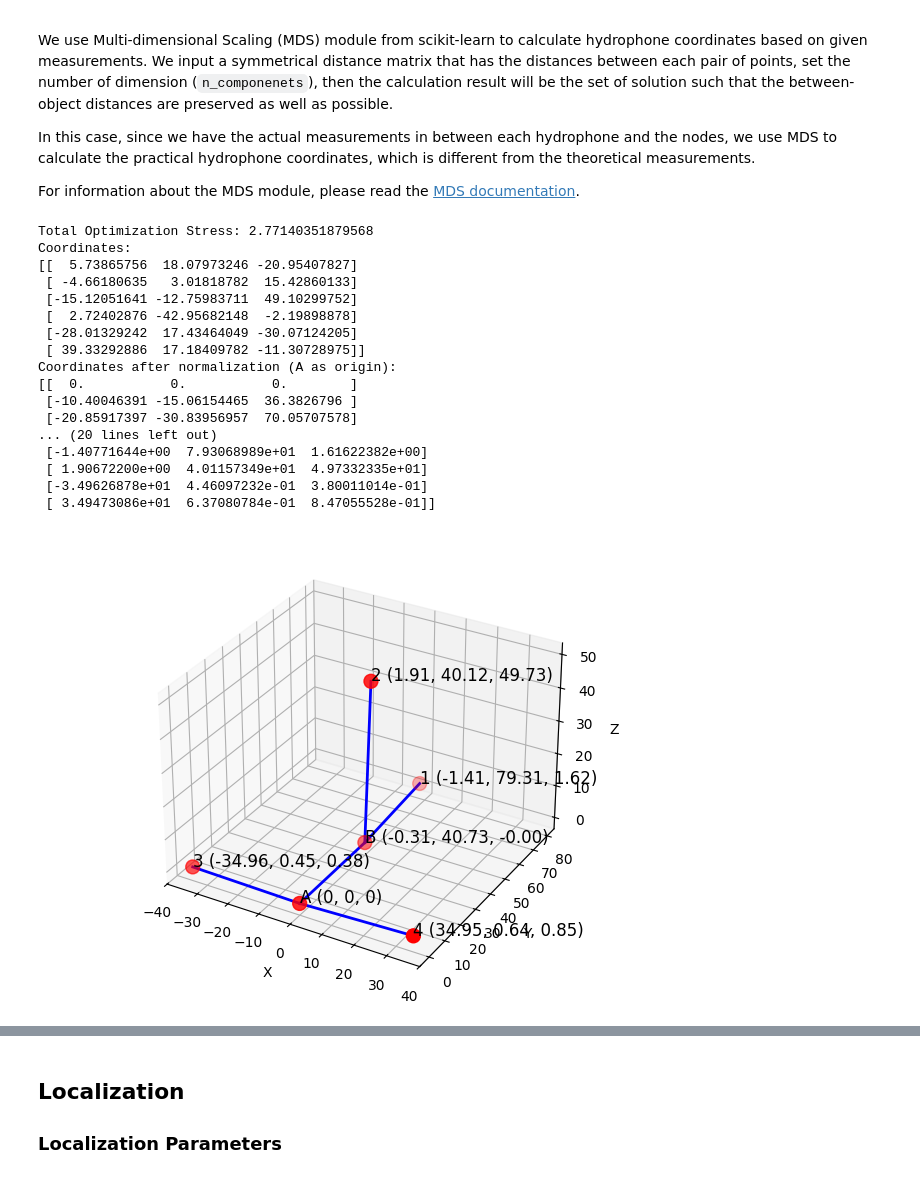
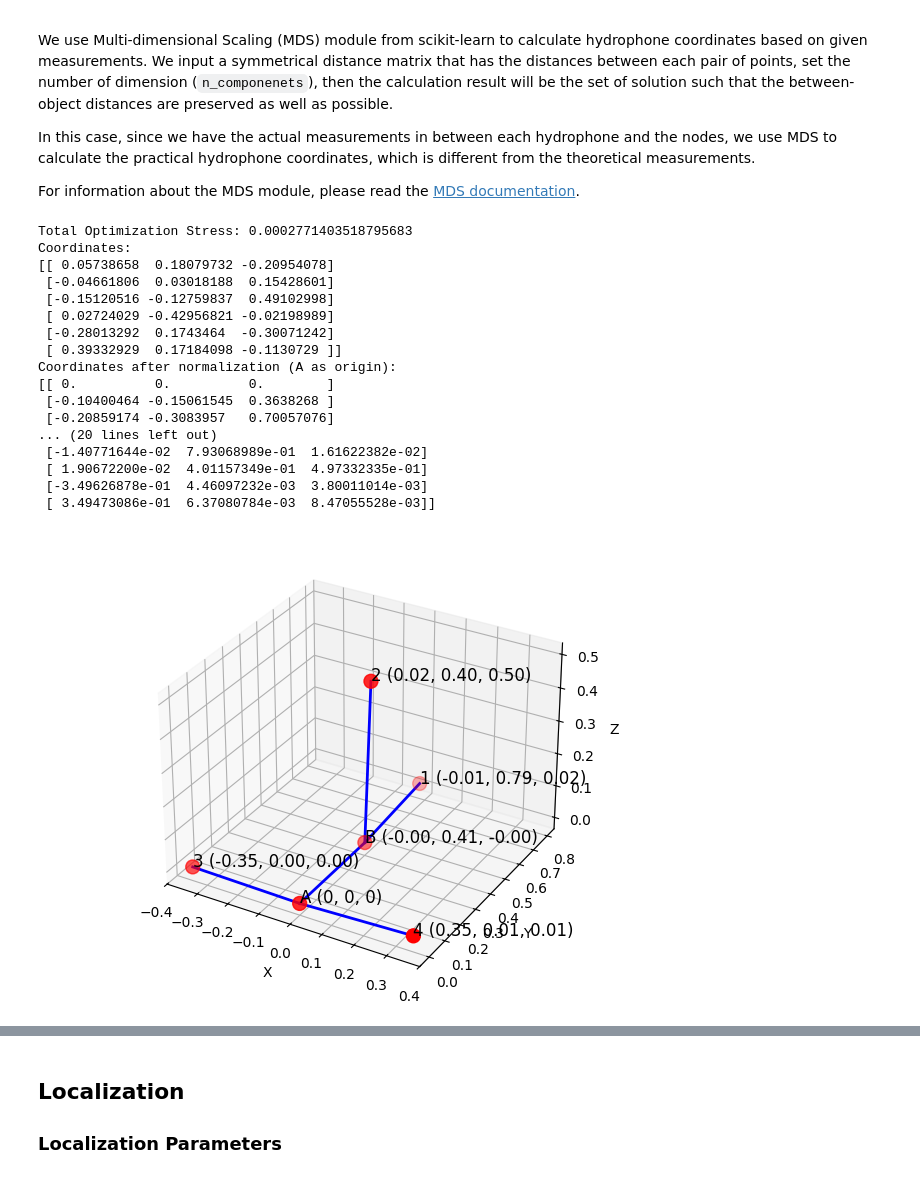
Before and after one commit to jasmnyeh/LIRS-XAV-array, a Jupyter notebook: lizard-island/lizardisland.ipynb, the cells around one changed output, grey strips where cells are left out. Cells and saved outputs as stored; diff of their text form; code cells hidden in the pictures.

```diff
--- a/lizard-island/lizardisland.ipynb
+++ b/lizard-island/lizardisland.ipynb
@@ -71,14 +137,14 @@ from scipy.spatial.distance import cdist
 import matplotlib.pyplot as plt
 import numpy as np
 
-# define the six coordinates using integer indexing / slices (not tuples)
+# define the six coordinates using integer indexing / slices
 defined_coordinates = np.zeros((6, 3))
 defined_coordinates[0, :] = [0, 0, 0]
-defined_coordinates[1, :] = [0, 40, 0]
-defined_coordinates[2, :] = [0, 80, 0]
-defined_coordinates[3, :] = [0, 40, 50]
-defined_coordinates[4, :] = [35, 0, 0]
-defined_coordinates[5, :] = [-35, 0, 0]
+defined_coordinates[1, :] = [0, 0.4, 0]
+defined_coordinates[2, :] = [0, 0.8, 0]
+defined_coordinates[3, :] = [0, 0.4, 0.5]
+defined_coordinates[4, :] = [0.35, 0, 0]
+defined_coordinates[5, :] = [-0.35, 0, 0]
 
 # point labels
 Points = ['A', 'B', '1', '2', '3', '4']
@@ -136,12 +202,12 @@ import matplotlib.pyplot as plt
 from sklearn.manifold import MDS
 
 distances = np.array([
-    [0, 40, 80, 64, 35, 35],
-    [40, 0, 37.5, 50, 53, 53],
-    [80, 37.5, 0, 62, 86, 87],
-    [64, 50, 62, 0, 73, 71],
-    [35, 53, 86, 73, 0, 70],
-    [35, 53, 87, 71, 70, 0]
+    [0, 0.4, 0.8, 0.64, 0.35, 0.35],
+    [0.4, 0, 0.375, 0.5, 0.53, 0.53],
+    [0.8, 0.375, 0, 0.62, 0.86, 0.87],
+    [0.64, 0.5, 0.62, 0, 0.73, 0.71],
+    [0.35, 0.53, 0.86, 0.73, 0, 0.7],
+    [0.35, 0.53, 0.87, 0.71, 0.7, 0]
 ])
 
 mds = MDS(n_components=3, dissimilarity='precomputed', random_state=42) # 3 for 3D
@@ -211,48 +277,48 @@ print(coordinates)
 
 
 # Create 3D plot
 fig, ax = plt.subplots(subplot_kw={"projection": "3d"})
 ax.scatter(coordinates[:, 0], coordinates[:, 1], coordinates[:, 2], color='red', s=100)
 
 # label the points and add the coordinates as text labels
 ax.text(coordinates[0, 0], coordinates[0, 1], coordinates[0, 2], 'A (0, 0, 0)', fontsize=12)
 ax.text(coordinates[1, 0], coordinates[1, 1], coordinates[1, 2], f'B ({coordinates[1, 0]:.2f}, {coordinates[1, 1]:.2f}, {coordinates[1, 2]:.2f})', fontsize=12)
 
 # the rest of the points
 for i, (x, y, z) in enumerate(coordinates):
     if i > 1:
         ax.text(x, y, z, f'{i-1} ({x:.2f}, {y:.2f}, {z:.2f})', fontsize=12)
 
 # add lines in between the points: AB, A3, A4, B1, B2
 ax.plot([coordinates[0, 0], coordinates[1, 0]], [coordinates[0, 1], coordinates[1, 1]], [coordinates[0, 2], coordinates[1, 2]], color='blue', linestyle='-', linewidth=2) # line AB
 ax.plot([coordinates[0, 0], coordinates[4, 0]], [coordinates[0, 1], coordinates[4, 1]], [coordinates[0, 2], coordinates[4, 2]], color='blue', linestyle='-', linewidth=2) # line A3
 ax.plot([coordinates[0, 0], coordinates[5, 0]], [coordinates[0, 1], coordinates[5, 1]], [coordinates[0, 2], coordinates[5, 2]], color='blue', linestyle='-', linewidth=2) # line A4
 ax.plot([coordinates[1, 0], coordinates[2, 0]], [coordinates[1, 1], coordinates[2, 1]], [coordinates[1, 2], coordinates[2, 2]], color='blue', linestyle='-', linewidth=2) # line B1
 ax.plot([coordinates[1, 0], coordinates[3, 0]], [coordinates[1, 1], coordinates[3, 1]], [coordinates[1, 2], coordinates[3, 2]], color='blue', linestyle='-', linewidth=2) # line B2
 
 ax.set_xlabel('X')
 ax.set_ylabel('Y')
 ax.set_zlabel('Z')
 plt.tight_layout()
 # %% [output]
-Total Optimization Stress: 2.77140351879568
+Total Optimization Stress: 0.0002771403518795683
 Coordinates:
-[[  5.73865756  18.07973246 -20.95407827]
- [ -4.66180635   3.01818782  15.42860133]
- [-15.12051641 -12.75983711  49.10299752]
- [  2.72402876 -42.95682148  -2.19898878]
- [-28.01329242  17.43464049 -30.07124205]
- [ 39.33292886  17.18409782 -11.30728975]]
+[[ 0.05738658  0.18079732 -0.20954078]
+ [-0.04661806  0.03018188  0.15428601]
+ [-0.15120516 -0.12759837  0.49102998]
+ [ 0.02724029 -0.42956821 -0.02198989]
+ [-0.28013292  0.1743464  -0.30071242]
+ [ 0.39332929  0.17184098 -0.1130729 ]]
 Coordinates after normalization (A as origin):
-[[  0.           0.           0.        ]
- [-10.40046391 -15.06154465  36.3826796 ]
- [-20.85917397 -30.83956957  70.05707578]
+[[ 0.          0.          0.        ]
+ [-0.10400464 -0.15061545  0.3638268 ]
+ [-0.20859174 -0.3083957   0.70057076]
 ... (20 lines left out)
- [-1.40771644e+00  7.93068989e+01  1.61622382e+00]
- [ 1.90672200e+00  4.01157349e+01  4.97332335e+01]
- [-3.49626878e+01  4.46097232e-01  3.80011014e-01]
- [ 3.49473086e+01  6.37080784e-01  8.47055528e-01]]
+ [-1.40771644e-02  7.93068989e-01  1.61622382e-02]
+ [ 1.90672200e-02  4.01157349e-01  4.97332335e-01]
+ [-3.49626878e-01  4.46097232e-03  3.80011014e-03]
+ [ 3.49473086e-01  6.37080784e-03  8.47055528e-03]]
-[figure, old version]
+[figure, new version]
 # %%
 from scipy.spatial.distance import cdist
 
```
Also changed, not shown: parts of 36 cells of this notebook, 7 other files.
